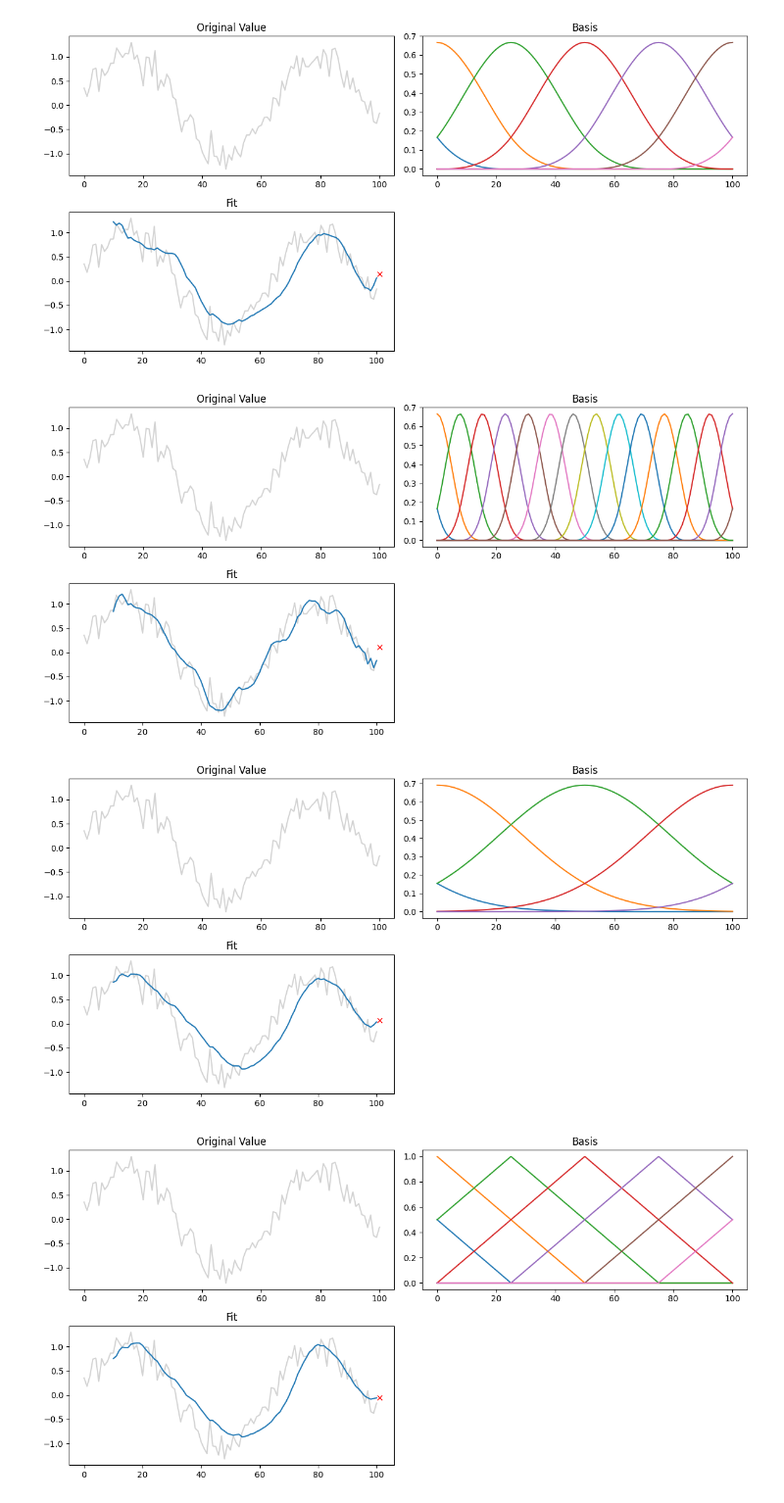
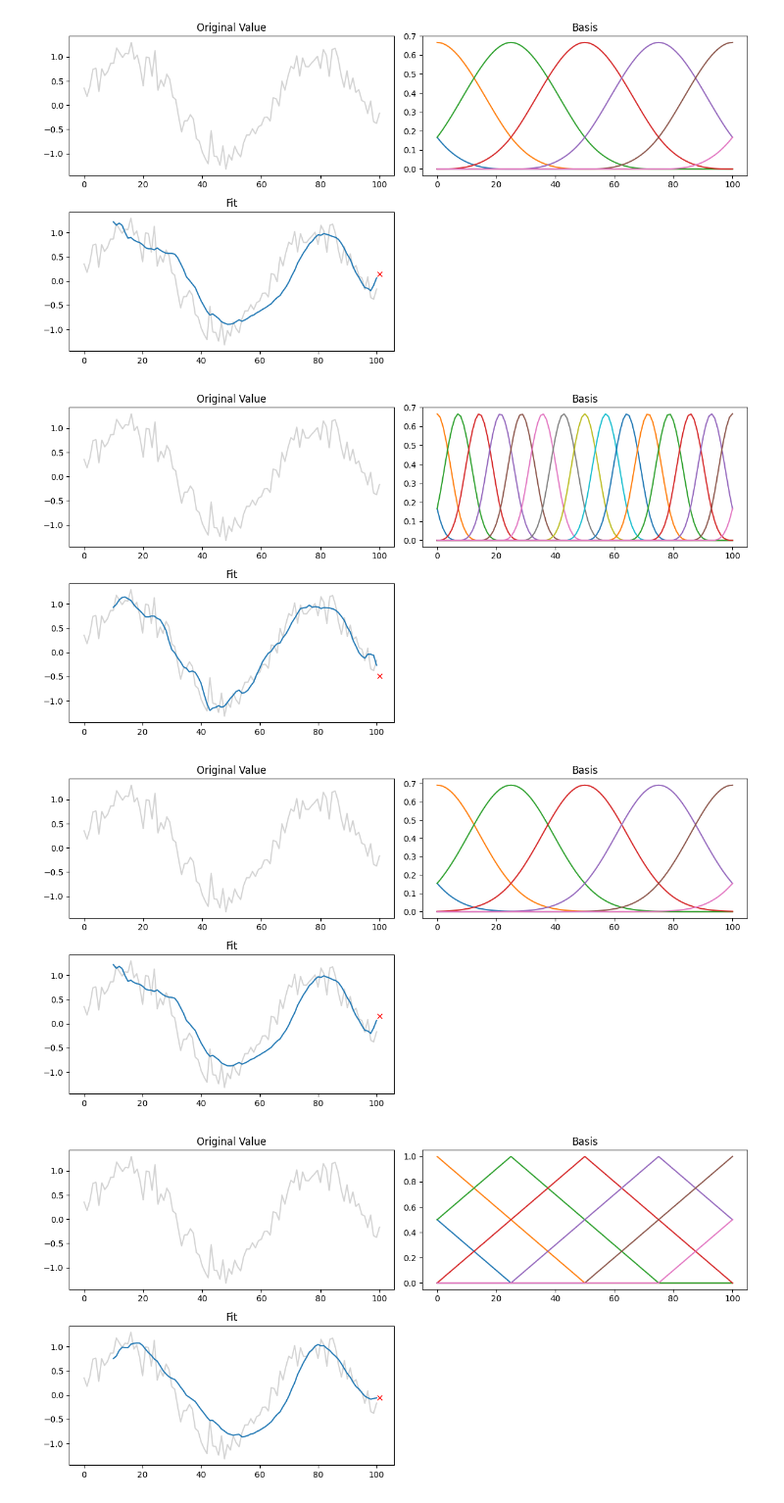
Before and after one commit to hcl67/FDA_timeseries, a Jupyter notebook: FDA.ipynb, the cells around one changed output. Shown: that part at 98% size. Saved outputs shown, nothing was run; the diff lists cells and outputs as text; code cells hidden in the pictures.

Commit message:
reorg center & scale

```diff
--- a/FDA.ipynb
+++ b/FDA.ipynb
@@ -20,8 +20,15 @@ from scipy.signal import gauss_spline
 from functools import partial
 from sklearn.linear_model import LinearRegression
 
+# 数据时间起点，终点，长度
+time_start = 0
+time_end = 100
+time_length = 101
+
 # 基数量
 num_basis = 7
+scale = (time_end- time_start)/(num_basis-3)
+center = np.linspace(time_start-scale, time_end+scale, num_basis)
 
 # 基类型
 type = 'bspline'
@@ -59,17 +66,15 @@ class Basis():
 
 # 1. 生产样本数据sin(t)+噪音
 np.random.seed(0)
-time_points = np.linspace(0, 100, 101)
+time_points = np.linspace(time_start, time_end, time_length)
 value = np.sin(time_points/10) + np.random.normal(0, 0.2, len(time_points))
 
 # 2. 定义基
-scale = (time_points[-1] - time_points[0])/(num_basis-3)
-center = np.linspace(time_points[0]-scale, time_points[-1]+scale, num_basis)
 basis = Basis(type=type, center = center, scale = scale, order = order, extrapolate = False)
 
 # 3. 变换原值，线性回归
 y = value[window:]
-X = np.zeros((len(y), num_basis))
+X = np.zeros((len(y), len(basis.center)))
 for i in range(len(y)):
     X[i] = np.dot(basis.t(np.linspace(i, i + window - 1, window)), value[i:i + window])
 reg = LinearRegression().fit(X, y)
@@ -114,8 +119,15 @@ from scipy.signal import gauss_spline
 from functools import partial
 from sklearn.linear_model import LinearRegression
 
+# 数据时间起点，终点，长度
+time_start = 0
+time_end = 100
+time_length = 101
+
 # 基数量
-num_basis = 16
+num_basis = 17
+scale = (time_end- time_start)/(num_basis-3)
+center = np.linspace(time_start-scale, time_end+scale, num_basis)
 
 # 基类型
 type = 'bspline'
@@ -153,17 +165,15 @@ class Basis():
 
 # 1. 生产样本数据sin(t)+噪音
 np.random.seed(0)
-time_points = np.linspace(0, 100, 101)
+time_points = np.linspace(time_start, time_end, time_length)
 value = np.sin(time_points/10) + np.random.normal(0, 0.2, len(time_points))
 
 # 2. 定义基
-scale = (time_points[-1] - time_points[0])/(num_basis-3)
-center = np.linspace(time_points[0]-scale, time_points[-1]+scale, num_basis)
 basis = Basis(type=type, center = center, scale = scale, order = order, extrapolate = False)
 
 # 3. 变换原值，线性回归
 y = value[window:]
-X = np.zeros((len(y), num_basis))
+X = np.zeros((len(y), len(basis.center)))
 for i in range(len(y)):
     X[i] = np.dot(basis.t(np.linspace(i, i + window - 1, window)), value[i:i + window])
 reg = LinearRegression().fit(X, y)
@@ -172,34 +182,34 @@ y_head = reg.predict(X)
 
 i = len(y)
 y_ahead=reg.predict(np.dot(basis.t(np.linspace(i, i + window - 1, window)), value[i:i + window]).reshape(1,-1))
 
 
 # 4. 画图
 # 原值
 plt.figure(figsize=(12, 6))
 plt.subplot(2, 2, 1)
 plt.plot(time_points, value, color='lightgrey')
 plt.title("Original Value")
 
 # 基
 plt.subplot(2, 2, 2)
 basis_set = basis.t(time_points)
 for basis_ele in basis_set:
     plt.plot(time_points, basis_ele)
 plt.title("Basis")
 
 # Principal components
 plt.subplot(2, 2, 3)
 plt.plot(time_points, value, color='lightgrey')
 plt.plot(time_points[window:], y_head)
 plt.plot(time_points[-1]+1, y_ahead, 'rx')
 plt.title("Fit")
 
 
 plt.tight_layout()
 plt.show()
 # %% [output]
-[figure, old version]
+[figure, new version]
 # %%
 import numpy as np
 import matplotlib.pyplot as plt
@@ -208,8 +218,15 @@ from scipy.signal import gauss_spline
 from functools import partial
 from sklearn.linear_model import LinearRegression
 
+# 数据时间起点，终点，长度
+time_start = 0
+time_end = 100
+time_length = 101
+
 # 基数量
-num_basis = 5
+num_basis = 7
+scale = (time_end- time_start)/(num_basis-3)
+center = np.linspace(time_start-scale, time_end+scale, num_basis)
 
 # 基类型
 type = 'gauss_spline'
@@ -247,17 +264,15 @@ class Basis():
 
 # 1. 生产样本数据sin(t)+噪音
 np.random.seed(0)
-time_points = np.linspace(0, 100, 101)
+time_points = np.linspace(time_start, time_end, time_length)
 value = np.sin(time_points/10) + np.random.normal(0, 0.2, len(time_points))
 
 # 2. 定义基
-scale = (time_points[-1] - time_points[0])/(num_basis-3)
-center = np.linspace(time_points[0]-scale, time_points[-1]+scale, num_basis)
 basis = Basis(type=type, center = center, scale = scale, order = order, extrapolate = False)
 
 # 3. 变换原值，线性回归
 y = value[window:]
-X = np.zeros((len(y), num_basis))
+X = np.zeros((len(y), len(basis.center)))
 for i in range(len(y)):
     X[i] = np.dot(basis.t(np.linspace(i, i + window - 1, window)), value[i:i + window])
 reg = LinearRegression().fit(X, y)
@@ -293,7 +308,7 @@ plt.title("Fit")
 plt.tight_layout()
 plt.show()
 # %% [output]
-[figure, old version]
+[figure, new version]
 # %%
 import numpy as np
 import matplotlib.pyplot as plt
```
Also changed, not shown: parts of 1 cell of this notebook.
